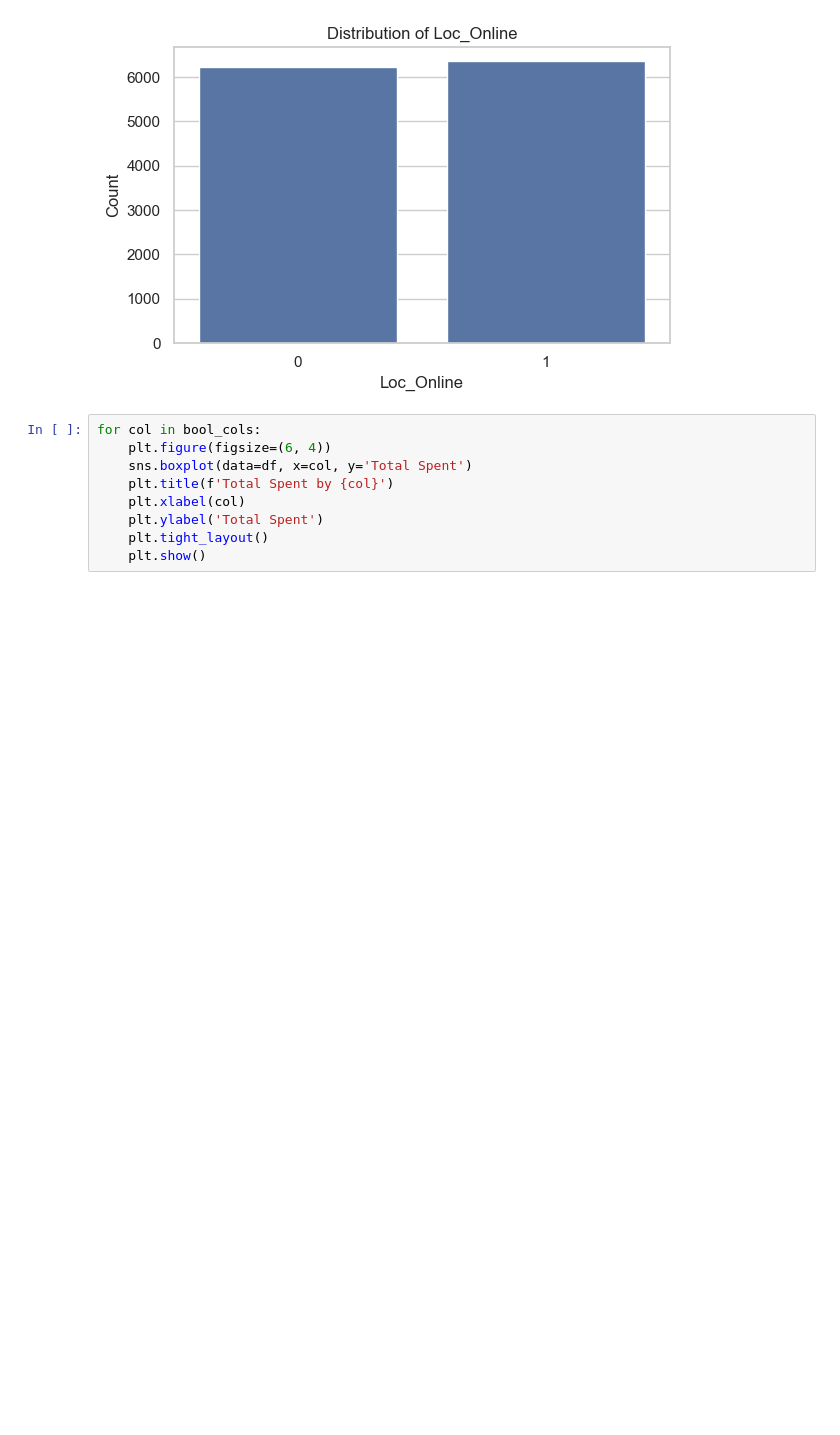
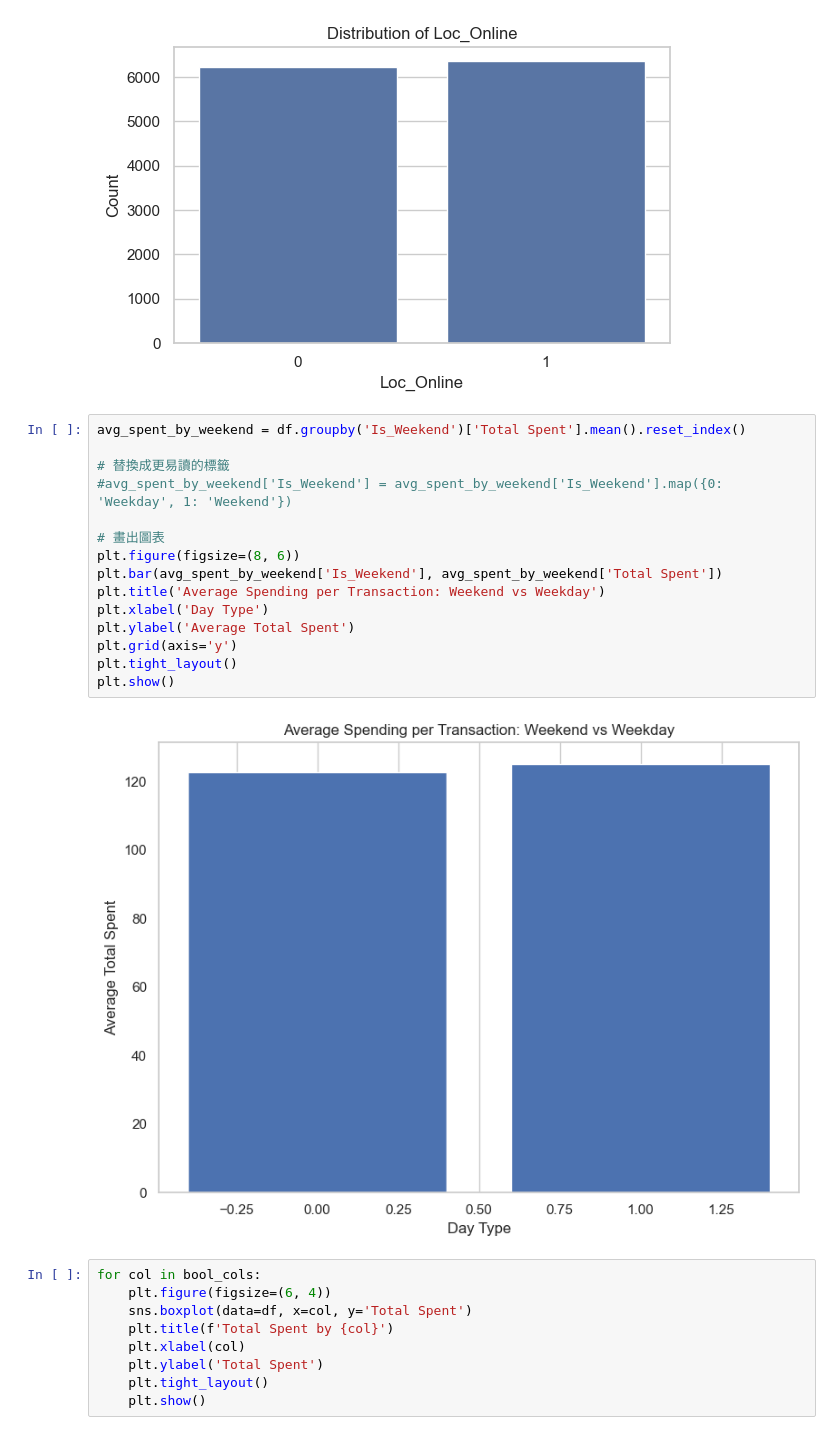
Before and after one commit to shiayongshen/data_science, a Jupyter notebook: Final Project/data_visualization.ipynb, the cells around one changed output. Saved outputs shown, nothing was run; the diff lists cells and outputs as text; blank space fills up the shorter version.

```diff
--- a/Final Project/data_visualization.ipynb
+++ b/Final Project/data_visualization.ipynb
@@ -176,6 +244,23 @@ for col in bool_cols:
 [figure]
 [figure]
 [figure]
+# %%
+avg_spent_by_weekend = df.groupby('Is_Weekend')['Total Spent'].mean().reset_index()
+
+# 替換成更易讀的標籤
+#avg_spent_by_weekend['Is_Weekend'] = avg_spent_by_weekend['Is_Weekend'].map({0: 'Weekday', 1: 'Weekend'})
+
+# 畫出圖表
+plt.figure(figsize=(8, 6))
+plt.bar(avg_spent_by_weekend['Is_Weekend'], avg_spent_by_weekend['Total Spent'])
+plt.title('Average Spending per Transaction: Weekend vs Weekday')
+plt.xlabel('Day Type')
+plt.ylabel('Average Total Spent')
+plt.grid(axis='y')
+plt.tight_layout()
+plt.show()
+# %% [output]
+[figure, added]
 # %%
 for col in bool_cols:
     plt.figure(figsize=(6, 4))
```
Also changed, not shown: parts of 9 cells of this notebook.
